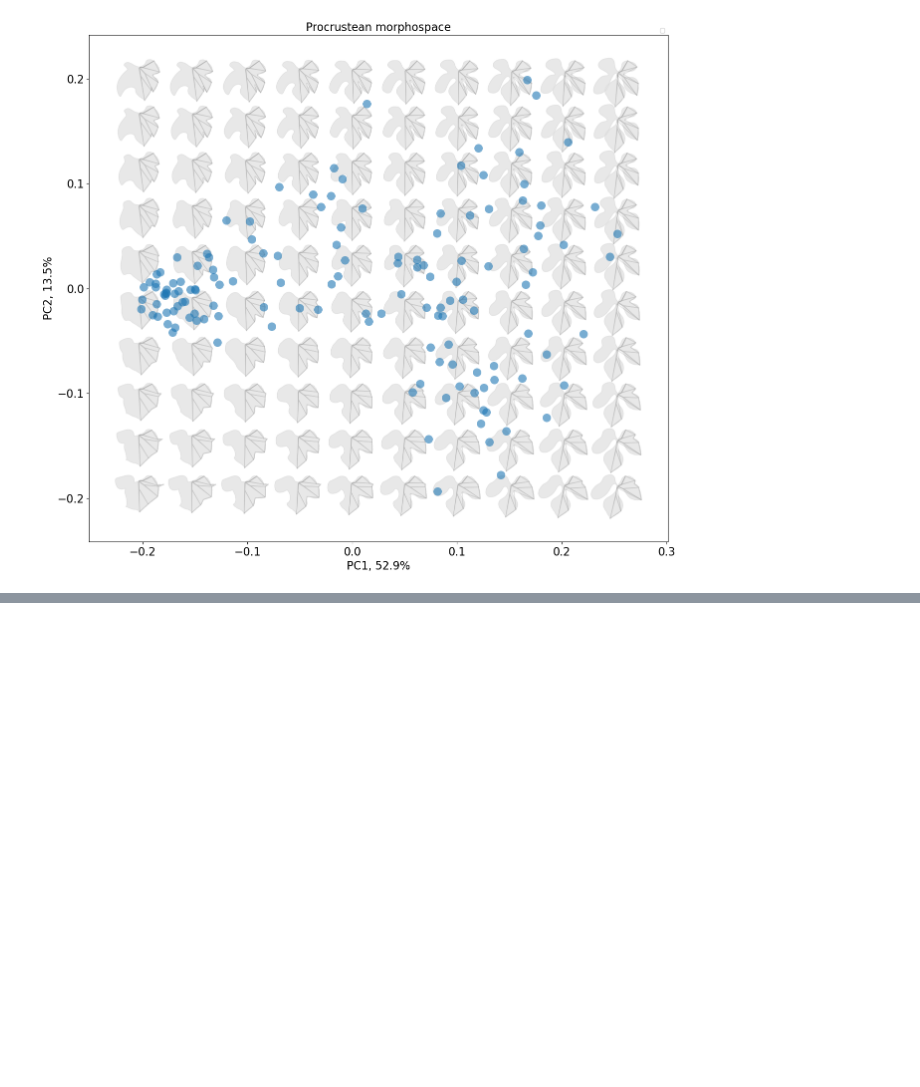
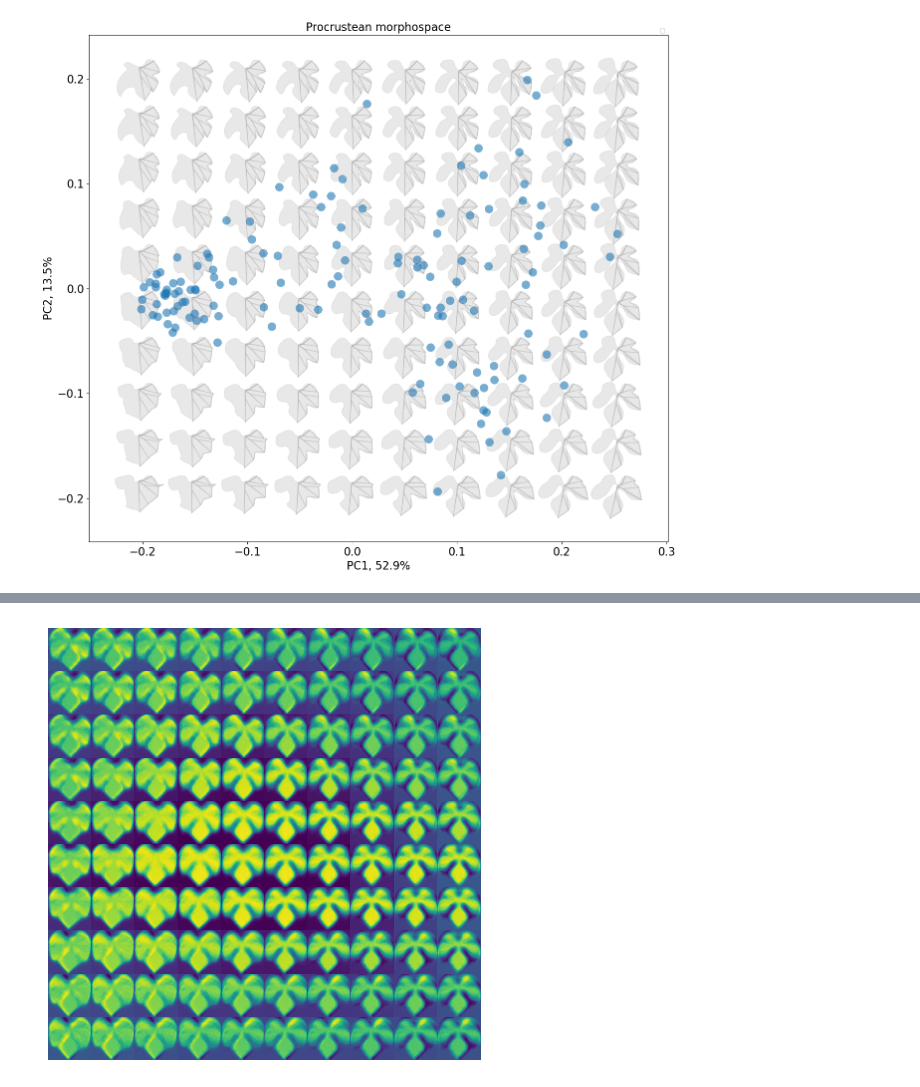
Before and after one commit to DanChitwood/preliminary_ampelography, a Jupyter notebook: grape_leaves_goali_20190614.ipynb, the cells around one changed output, grey strips where cells are left out. Drawn from its saved outputs; the diff is of its cells as text; code cells hidden in the pictures; blank space fills up the shorter version.

```diff
--- a/grape_leaves_goali_20190614.ipynb
+++ b/grape_leaves_goali_20190614.ipynb
@@ -964,0 +1250,38 @@ Text(0.5, 1.0, 'Procrustean morphospace')
+# %%
+###############################
+### EIGENLEAVES PCs 1 AND 2 ###
+###############################
+
+numPC1 = 10 # set number of PC1 intervals
+numPC2 = 10 # set number of PC2 intervals
+
+PC1_vals = np.linspace( np.min(PCs[:,0]), np.max(PCs[:,0]), numPC1 ) # create PC intervals
+PC2_vals = np.linspace( np.min(PCs[:,1]), np.max(PCs[:,1]), numPC2 )
+
+gs = gridspec.GridSpec(numPC1, numPC2, width_ratios=[1, 1, 1,1,1,1,1,1,1,1],
+         wspace=0.0, hspace=0.0, top=0.95, bottom=0.05, left=0.17, right=0.845)
+
+counter = 0 # create a counter for images
+
+for i in range(len(PC2_vals)-1,-1,-1): # for each PC2 interval, reverse order
+    for j in range(len(PC1_vals)): # for each PC1 interval
+
+        pc1_val = PC1_vals[j] # select the current PC1 val
+        pc2_val = PC2_vals[i] # select the current PC2 val
+        pc3_val = 0
+        pc4_val = 0
+
+        # calculate the inverse eigenleaf
+        inv_leaf = pca.inverse_transform(np.array([pc1_val,pc2_val,pc3_val,pc4_val]))
+
+        # reshape the array for imshow
+        reshape_inv_lf = np.reshape(inv_leaf, (resolution, resolution))
+
+        # plot
+        plt.subplot(gs[counter])
+        plt.imshow(reshape_inv_lf)
+        plt.axis("off")
+
+        counter += 1 #advance counter
+# %% [output]
+[figure, added]
```
Also changed, not shown: parts of 16 cells of this notebook.
